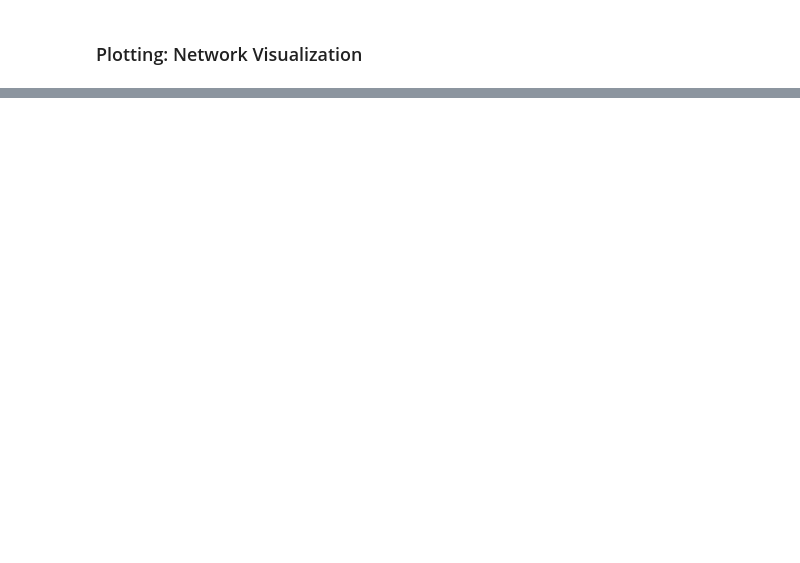
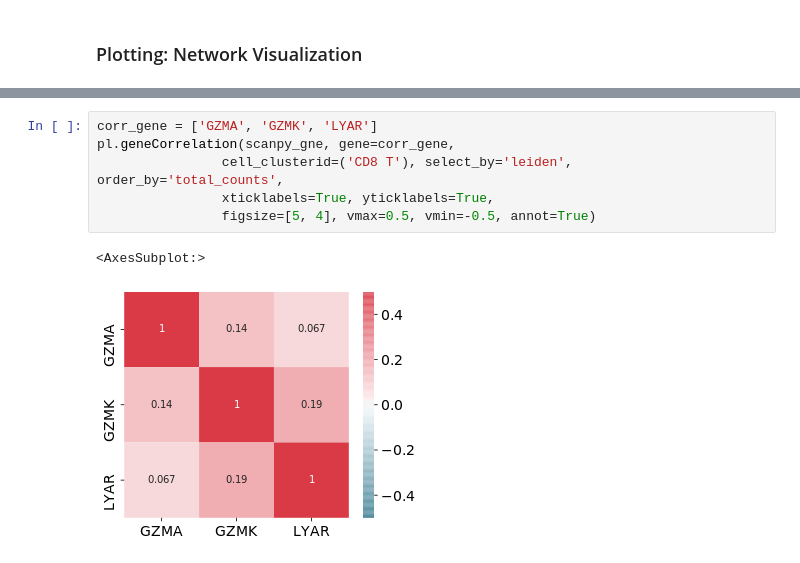
Before and after one commit to MingBit/PySCNet, a Jupyter notebook: tutorial/pyscnet_scanpy.ipynb, the cells around one changed output, grey strips where cells are left out. Drawn from its saved outputs; the diff is of its cells as text; blank space fills up the shorter version.

```diff
--- a/tutorial/pyscnet_scanpy.ipynb
+++ b/tutorial/pyscnet_scanpy.ipynb
@@ -159,0 +181,9 @@ sn.static_netShow(scanpy_gne, filename ='result/test.pdf', link_key = 'consensus
+# %%
+corr_gene = ['GZMA', 'GZMK', 'LYAR']
+pl.geneCorrelation(scanpy_gne, gene=corr_gene,
+                cell_clusterid=('CD8 T'), select_by='leiden', order_by='total_counts',
+                xticklabels=True, yticklabels=True,
+                figsize=[5, 4], vmax=0.5, vmin=-0.5, annot=True)
+# %% [output]
+<AxesSubplot:>
+[figure, added]
```
Also changed, not shown: parts of 30 cells of this notebook, 9 other files.
